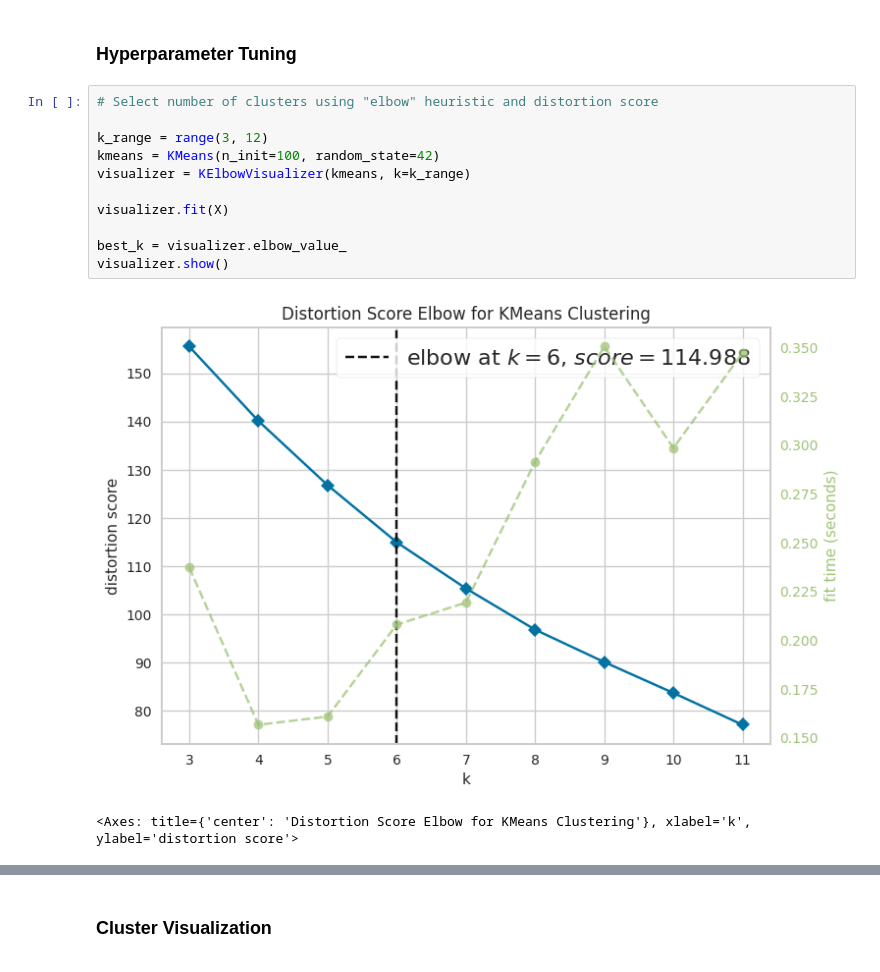
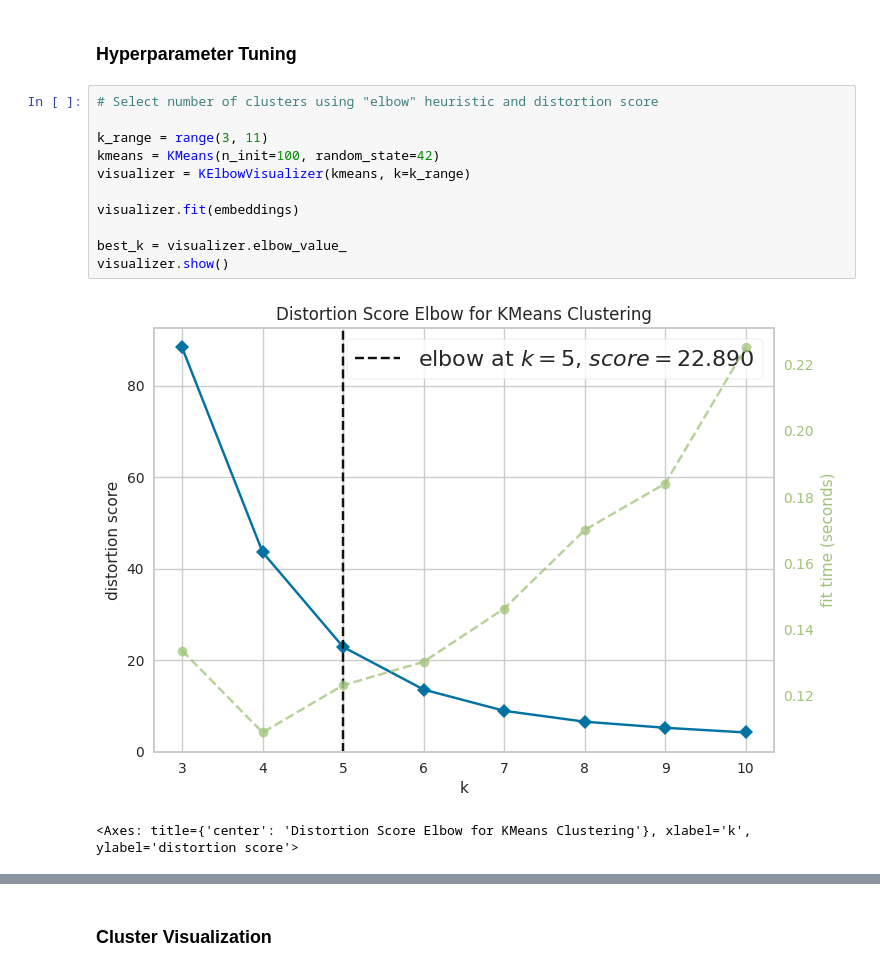
Before and after one commit to JenShumway/MADS_MilestoneII, a Jupyter notebook: modeling_unsupervised/Modeling-Clustering.ipynb, the cells around one changed output, grey strips where cells are left out. Cells and saved outputs as stored; diff of their text form.

```diff
--- a/modeling_unsupervised/Modeling-Clustering.ipynb
+++ b/modeling_unsupervised/Modeling-Clustering.ipynb
@@ -183,16 +181,16 @@ embeddings = umap.UMAP(
 # %%
 # Select number of clusters using "elbow" heuristic and distortion score
 
-k_range = range(3, 12)
+k_range = range(3, 11)
 kmeans = KMeans(n_init=100, random_state=42)
 visualizer = KElbowVisualizer(kmeans, k=k_range)
 
-visualizer.fit(X)
+visualizer.fit(embeddings)
 
 best_k = visualizer.elbow_value_
 visualizer.show()
 # %% [output]
-[figure, old version]
+[figure, new version]
 <Axes: title={'center': 'Distortion Score Elbow for KMeans Clustering'}, xlabel='k', ylabel='distortion score'>
 # %%
 # Evaluation score of each k value
```
Also changed, not shown: parts of 10 cells of this notebook.
